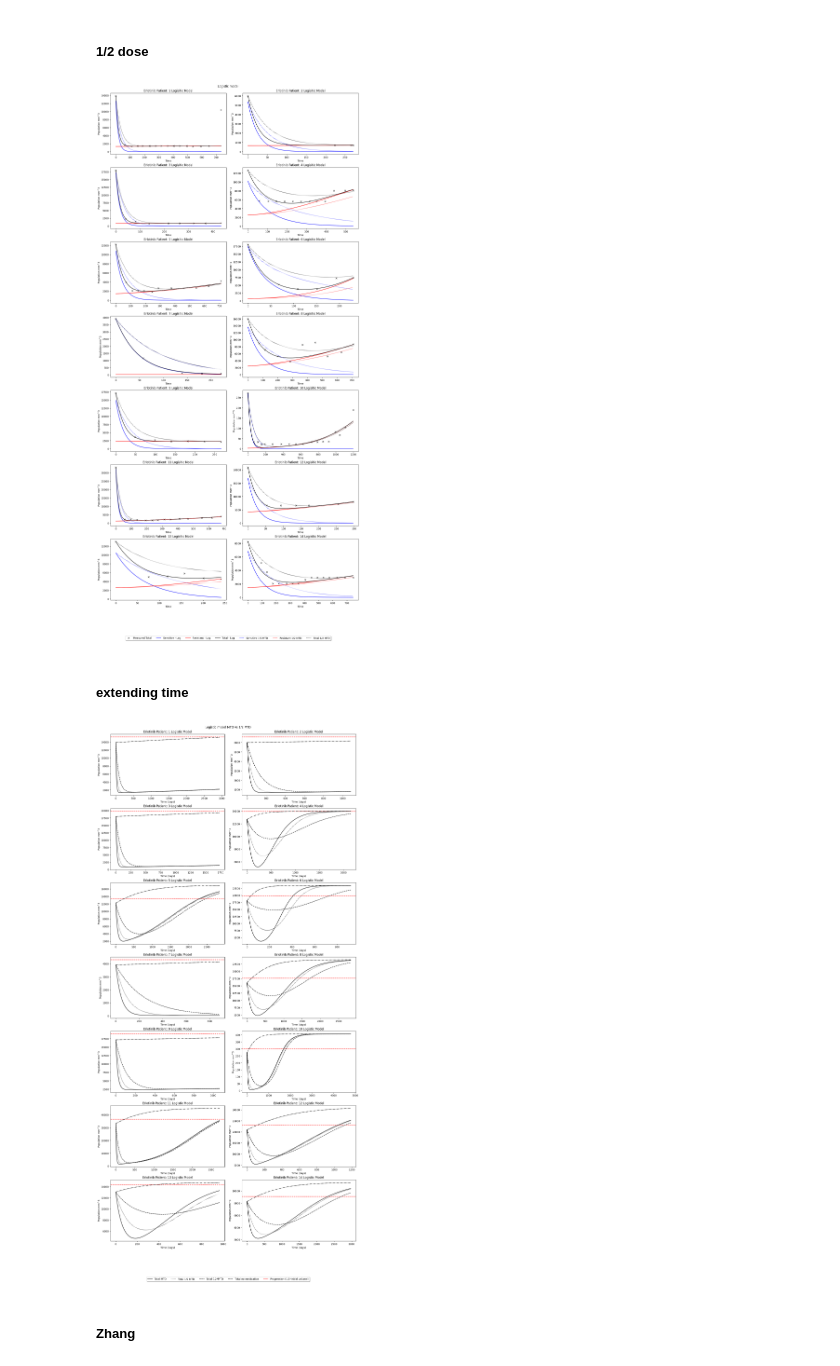
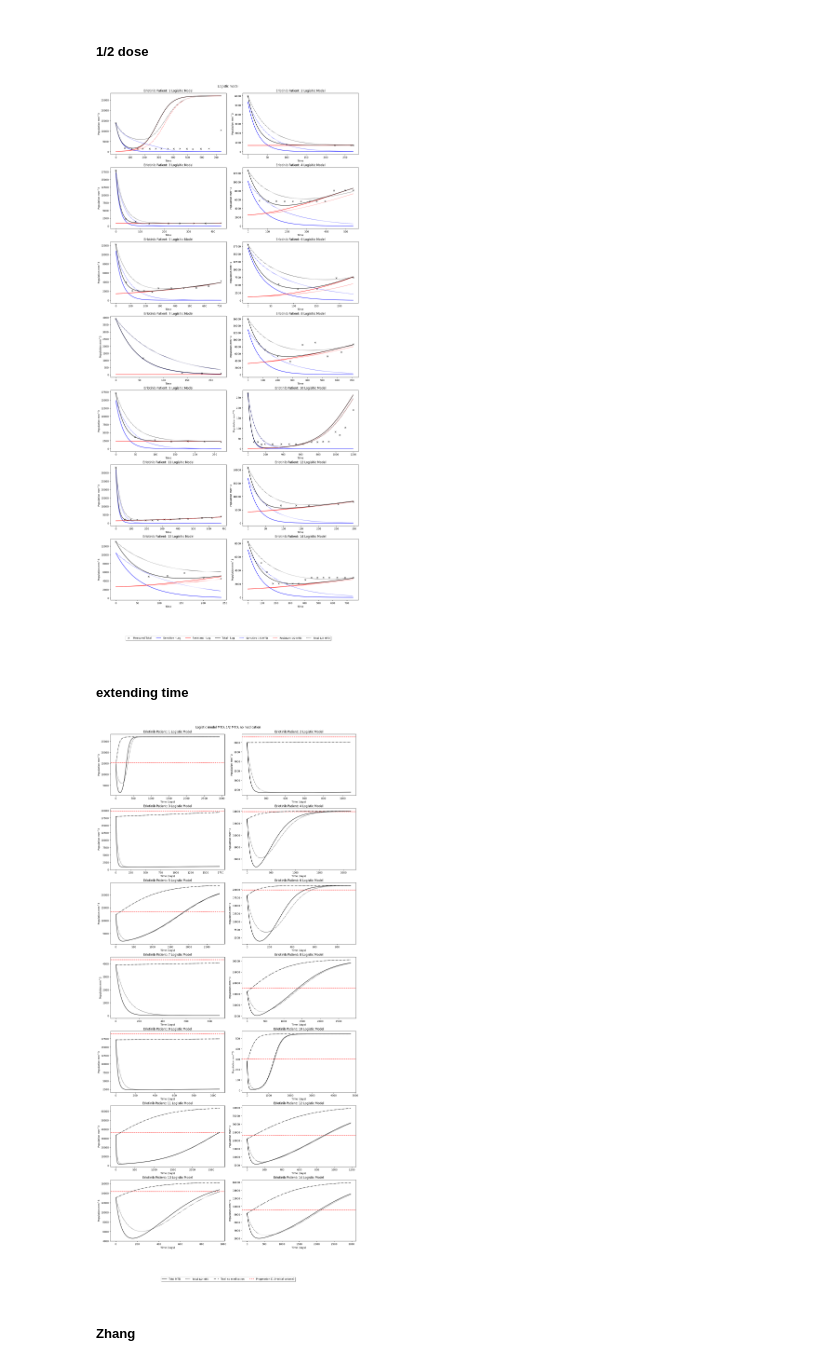
Before and after one commit to hkailas/Erlotinib, a Jupyter notebook: Erlotinib_logistic_free.ipynb, the cells around one changed output. Saved outputs shown, nothing was run; the diff lists cells and outputs as text; code cells hidden in the pictures.

```diff
--- a/Erlotinib_logistic_free.ipynb
+++ b/Erlotinib_logistic_free.ipynb
@@ -77,8 +77,8 @@ def cost_func_logistic(params, time, data):
 
     #return mean_abs_error
     #return msq_error
-    #return rmse
-    return huber_loss
+    return rmse
+    #return huber_loss
 # %% [markdown]
 ##### logistic DE
 # %%
@@ -96,8 +96,8 @@ for id in unique_IDs:
     bounds = [(1e-3, 5e-1), (1.1*max_value, 1.5*max_value), (1e-2, 1e-1),(0.8*data[0], data[0]-1e-2),(1e-2,0.2*data[0])] # r, K, kd, spop0,
     bounds = [(1e-3, 5e-1), (1.1*max_value, 1.5*max_value), (5e-3, 2e-1),(0.8*data[0], data[0]-1e-2),(1e-2,0.2*data[0])] # r, K, kd, spop0,
     bounds = [(5e-4, 5e-1), (1.1*max_value, 1.5*max_value), (5e-3, 2e-1),(0.8*data[0], data[0]-1e-2),(1e-2,0.2*data[0])] # r, K, kd, spop0,
-    bounds = [(2e-4, 5e-1), (1.1*max_value, 1.5*max_value), (5e-3, 2e-1),(0.8*data[0], data[0]-1e-2),(1e-2,0.2*data[0])] # r, K, kd, spop0,
-
+    bounds = [(1e-4, 5e-1), (1.1*max_value, 2*max_value), (5e-3, 2e-1),(0.8*data[0], data[0]-1e-2),(1e-2,0.2*data[0])] # r, K, kd, spop0,
+    bounds = [(1e-4, 5e-1), (1.1*max_value, 2*max_value), (5e-3, 1e-1),(0.8*data[0], data[0]-1e-2),(1e-2,0.2*data[0])] # r, K, kd, spop0,
 
     # Use differential_evolution to perform a random search
     opt_result_log = differential_evolution(cost_func_logistic, bounds, args=(days, data))
@@ -278,7 +264,7 @@ fancybox=True, shadow=True, ncol=7)
 fig.suptitle('Logistic model')
 plt.show()
 # %% [output]
-[figure, old version]
+[figure, new version]
 # %% [markdown]
 ##### extending time
 # %%
@@ -397,40 +383,40 @@ for index, id in enumerate(unique_IDs, start=0):
     # plot with 0.2 medication
     #ax.plot(tspan, pred_data_2.sol(tspan)[0], 'b:', label='Sensitive - Log')
     #ax.plot(tspan, pred_data_2.sol(tspan)[1], 'r:', label='Resistant - Log')
-    ax.plot(tspan, sum_pops_2, 'k--', label='Total - Log')
+    #ax.plot(tspan, sum_pops_2, 'k--', label='Total - Log')
 
     # plot with 0 medication
     #ax.plot(tspan, pred_data_0.sol(tspan)[0], 'b:', label='Sensitive - Log')
     #ax.plot(tspan, pred_data_0.sol(tspan)[1], 'r:', label='Resistant - Log')
     ax.plot(tspan, sum_pops_0, 'k-.', label='Total - Log')
 
     #set axis labels
     ax.set_xlabel('Time (days)')
     ax.set_ylabel('Population mm^3')
     ax.set_title(f'Erlotinib Patient: {index + 1} Logistic Model')
 
 for i in range(index+1, nrows*ncols):
     axs.flatten()[i].axis('off') #hide empty subplots
 
 legend_elements = [
     #Line2D([0], [0], marker='x', color='k', label='Measurement', linestyle='None'),
     #Line2D([0], [0], color='b', label='Sensitive '),
     #Line2D([0], [0], color='r', label='Resistant'),
     Line2D([0], [0], color='k', label='Total MTD'),
     #Line2D([0], [0], color='b', linestyle=':', label='Sensitive 1/2 MTD'),
     #Line2D([0], [0], color='r', linestyle=':', label='Resistant 1/2 MTD'),
     Line2D([0], [0], color='k', linestyle=':', label='Total 1/2 MTD'),
-    Line2D([0], [0], color='k', linestyle='--', label='Total 0.2*MTD'),
+    #Line2D([0], [0], color='k', linestyle='--', label='Total 0.2*MTD'),
     Line2D([0], [0], color='k', linestyle='-.', label='Total no medication'),
     Line2D([0], [0], color='r', linestyle='--', label='Progression (1.1*initial volume)')
 ]
 
 fig.legend(handles=legend_elements, loc='upper center', bbox_to_anchor=(0.5, -0.05),
 fancybox=True, shadow=True, ncol=7)
-fig.suptitle('Logistic model MTD vs 1/2 MTD')
+fig.suptitle('Logistic model MTD, 1/2 MTD, no medication')
 plt.show()
 # %% [output]
-[figure, old version]
+[figure, new version]
 # %% [markdown]
 ##### Zhang
 # %%
```
Also changed, not shown: parts of 4 cells of this notebook, 3 other files.
